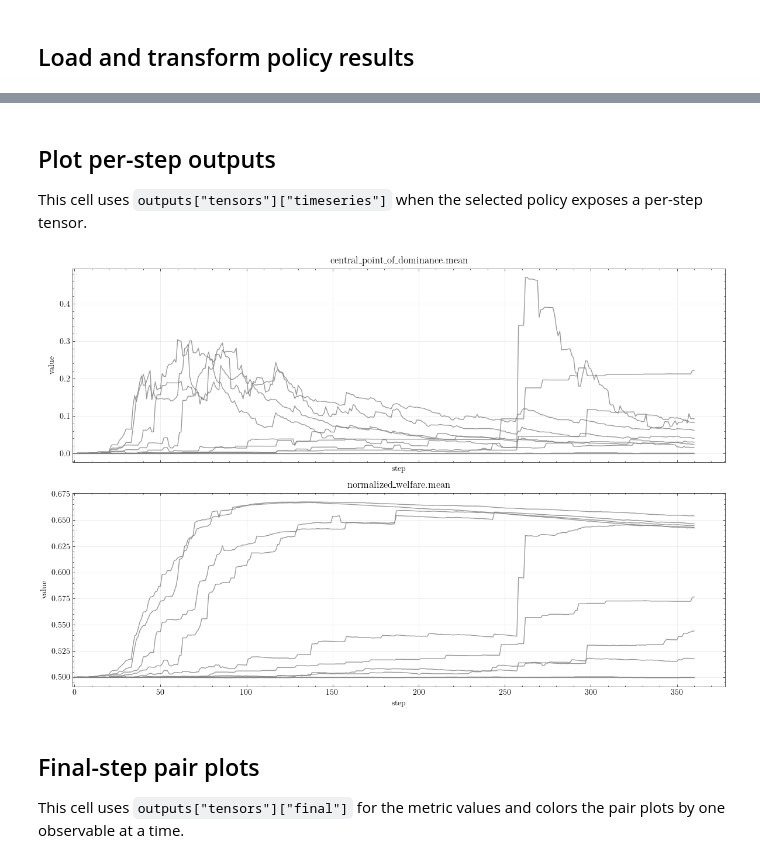
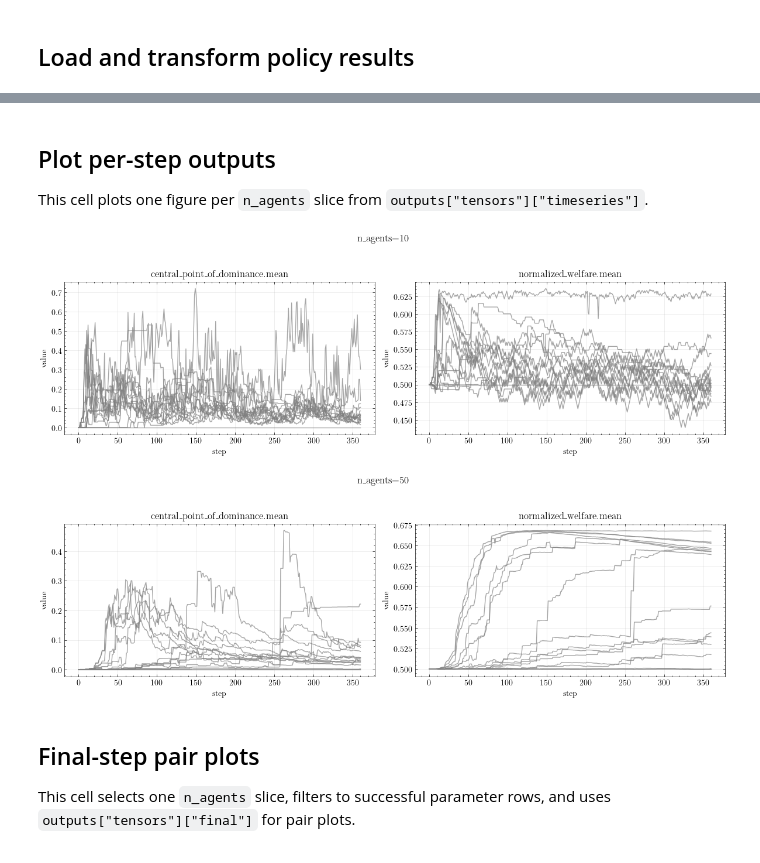
Before and after one commit to hdahmou/Network_creation, a Jupyter notebook: notebooks/task_result_loader.ipynb, the cells around one changed output, grey strips where cells are left out. Cells and saved outputs as stored; diff of their text form; code cells hidden in the pictures.

Commit message:
feat: update simulation configuration to support multiple agent counts and enhance result storage

```diff
--- a/notebooks/task_result_loader.ipynb
+++ b/notebooks/task_result_loader.ipynb
@@ -83,50 +118,43 @@ config = json.loads(Path(metadata["config_path"]).read_text(encoding="utf-8"))
 # %% [markdown]
 ## Plot per-step outputs
 
-This cell uses `outputs["tensors"]["timeseries"]` when the selected policy exposes a per-step tensor.
+This cell plots one figure per `n_agents` slice from `outputs["tensors"]["timeseries"]`.
 # %%
-N = 10
-rng = np.random.default_rng(42)
-
-timeseries = output_group["tensors"]["timeseries"]  # shape: (num_samples, num_observables, num_steps)
-n_total = timeseries.shape[0]
-n_pick = min(N, n_total)
-
-idx = rng.choice(n_total, size=n_pick, replace=False)
-timeseries_sample = timeseries[idx]
+timeseries = output_group["tensors"]["timeseries"]
+success = status_group["tensors"]["success"]
+observables = tuple(output_group["labels"]["observable"])
+steps = np.asarray(output_group["labels"]["step"])
+n_agents_values = np.asarray(output_group["labels"]["n_agents"])
+parameter_rows = np.asarray(output_group["labels"]["parameter_row"])
 # %%
-all_sample_labels = np.asarray(output_group["labels"].get("sample", np.arange(n_total)))
-sample_labels = all_sample_labels[idx]  # same rows as timeseries_sample
+for n_agents_index, n_agents in enumerate(n_agents_values):
+    fig, axes = plt.subplots(1, len(observables), figsize=(12, 4), sharex=True)
+    axes = np.atleast_1d(axes)
+    for observable_index, observable_name in enumerate(observables):
+        for parameter_row_index, parameter_row in enumerate(parameter_rows):
+            if not success[n_agents_index, parameter_row_index]:
+                continue
+            axes[observable_index].plot(
+                steps,
+                timeseries[n_agents_index, parameter_row_index, observable_index],
+                alpha=0.7,
+                label=f"row={int(parameter_row)}",
+                c="gray",
+            )
+        axes[observable_index].set_title(str(observable_name))
+        axes[observable_index].set_xlabel("step")
+        axes[observable_index].set_ylabel("value")
+        axes[observable_index].grid(alpha=0.3)
 
-observable_labels = tuple(output_group["labels"]["observable"])
-step_labels = np.asarray(output_group["labels"]["step"])
-
-n_plots = len(observable_labels)
-fig, axes = plt.subplots(n_plots, 1, figsize=(12, 4 * n_plots), sharex=True)
-axes = np.atleast_1d(axes)
-
-for axis, observable_index in zip(axes, range(n_plots), strict=True):
-    observable_name = observable_labels[observable_index]
-    for row_index, sample_label in enumerate(sample_labels):
-        axis.plot(
-            step_labels,
-            timeseries_sample[row_index, observable_index],
-            alpha=0.8,
-            label=f"sample {int(sample_label)}",
-            c="gray"
-        )
-    axis.set_title(observable_name)
-    axis.set_xlabel("step")
-    axis.set_ylabel("value")
-    axis.grid(alpha=0.3)
-    axis.set_xlim(-1)
-
-plt.tight_layout()
-plt.show()
+    fig.suptitle(f"n_agents={int(n_agents)}")
+    handles, labels = axes[0].get_legend_handles_labels()
+    plt.tight_layout(rect=(0, 0, 1, 0.94))
+    plt.show()
 # %% [output]
-[figure, old version]
+[figure, new version]
+[figure, added]
 # %% [markdown]
 ## Final-step pair plots
 
-This cell uses `outputs["tensors"]["final"]` for the metric values and colors the pair plots by one observable at a time.
+This cell selects one `n_agents` slice, filters to successful parameter rows, and uses `outputs["tensors"]["final"]` for pair plots.
 # %%
```
Also changed, not shown: parts of 13 cells of this notebook, 20 other files.
